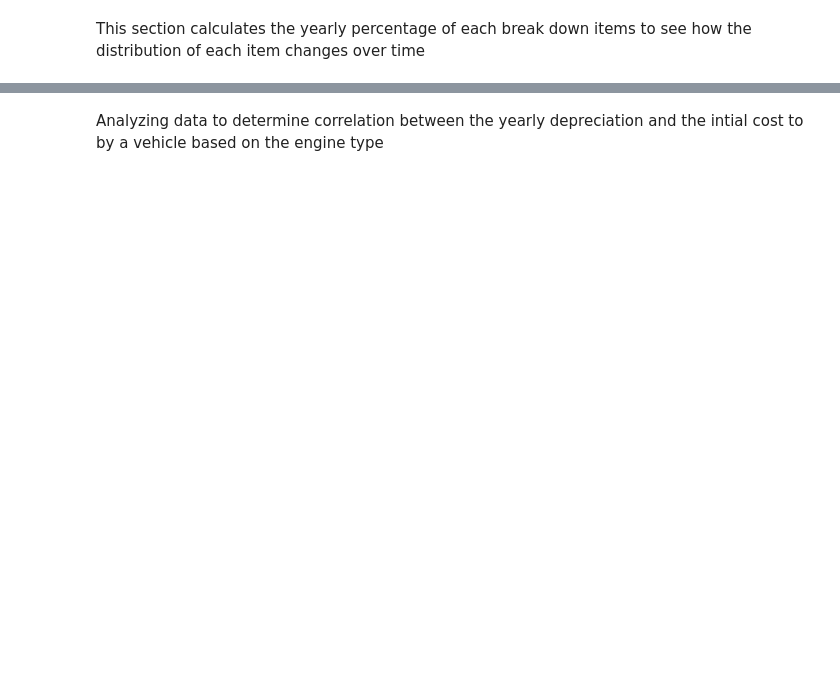
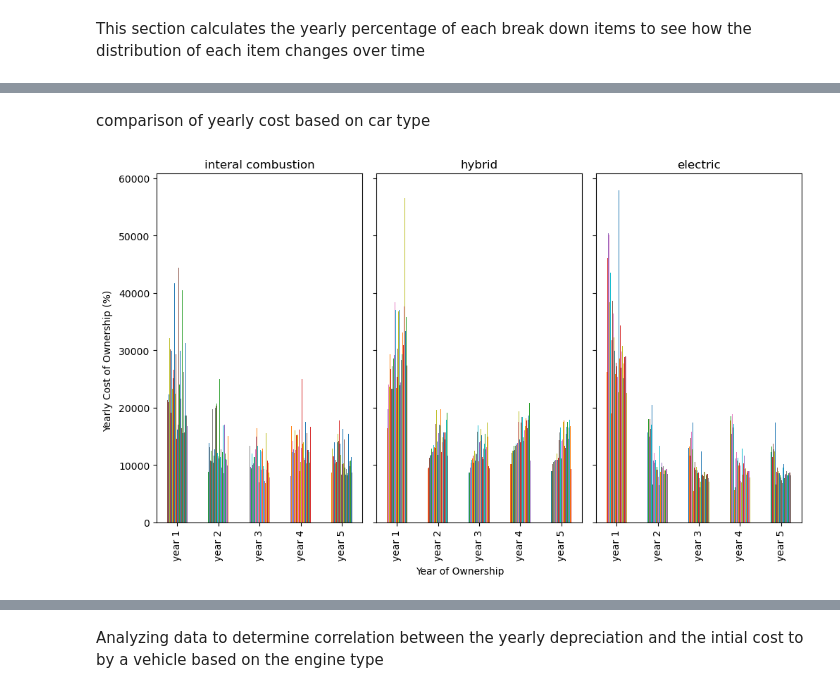
Before and after one commit to ekfrib23/project1-ev-ice, a Jupyter notebook: analysis_5year_ownership_all.ipynb, the cells around one changed output, grey strips where cells are left out. Saved outputs shown, nothing was run; the diff lists cells and outputs as text; code cells hidden in the pictures; blank space fills up the shorter version.

```diff
--- a/analysis_5year_ownership_all.ipynb
+++ b/analysis_5year_ownership_all.ipynb
@@ -170,3 +176,28 @@ sum_df.head(2)
 |  | model | engine | cost | type | info | year 1 | year 2 | year 3 | year 4 | year 5 | model year | ... |
 | 0 | Acura 2023 TLX Sedan 4dr Sedan AW... | 2.0L 4cyl Turbo 10A | 53096 | internal combustion | InsuranceMaintenanceRepairsTaxes_... | 25212 | 12465 | 10953 | 13068 | 11562 | 2023.0 | ... |
 | 1 | Acura Integra 4dr Hatchback w/A-S... | 1.5L 4cyl Turbo 6M | 37996 | internal combustion | InsuranceMaintenanceRepairsTaxes_... | 16606 | 8915 | 8028 | 8640 | 8712 | 2023.0 | ... |
+# %% [markdown]
+comparison of yearly cost based on car type
+# %%
+itemized_cost = sum_df[['year 1', 'year 2', 'year 3', 'year 4', 'year 5','type']]#.T
+itemized_cost.set_index('type',inplace=True)
+itemized_cost.head()
+
+# creating subplot
+fig, axes = plt.subplots(nrows=1, ncols=3, sharey=True, figsize = (10, 6))
+# transposing yearly cost for internal combustion engine cars to plot verse year cost
+itemized_cost_plot = itemized_cost.loc['internal combustion'].T.plot(kind='bar',legend=False,align="center", ax=axes[0],
+                                                                     title='interal combustion')
+itemized_cost_plot = itemized_cost.loc['hybrid'].T.plot(kind='bar',legend=False,align="center", ax=axes[1],
+                                                                     title='hybrid')
+itemized_cost_plot = itemized_cost.loc['electric'].T.plot(kind='bar',legend=False,align="center", ax=axes[2],
+                                                                     title='electric')
+# labeling x- and y-axes
+fig.text(0.5,0.0, "Year of Ownership", ha="center", va="center")
+fig.text(0.0,0.5, 'Yearly Cost of Ownership (%)', ha="center", va="center", rotation=90)
+# triming extra white spacing
+fig.tight_layout()
+# updating plot
+plt.show()
+# %% [output]
+[figure, added]
```
Also changed, not shown: parts of 8 cells of this notebook.
